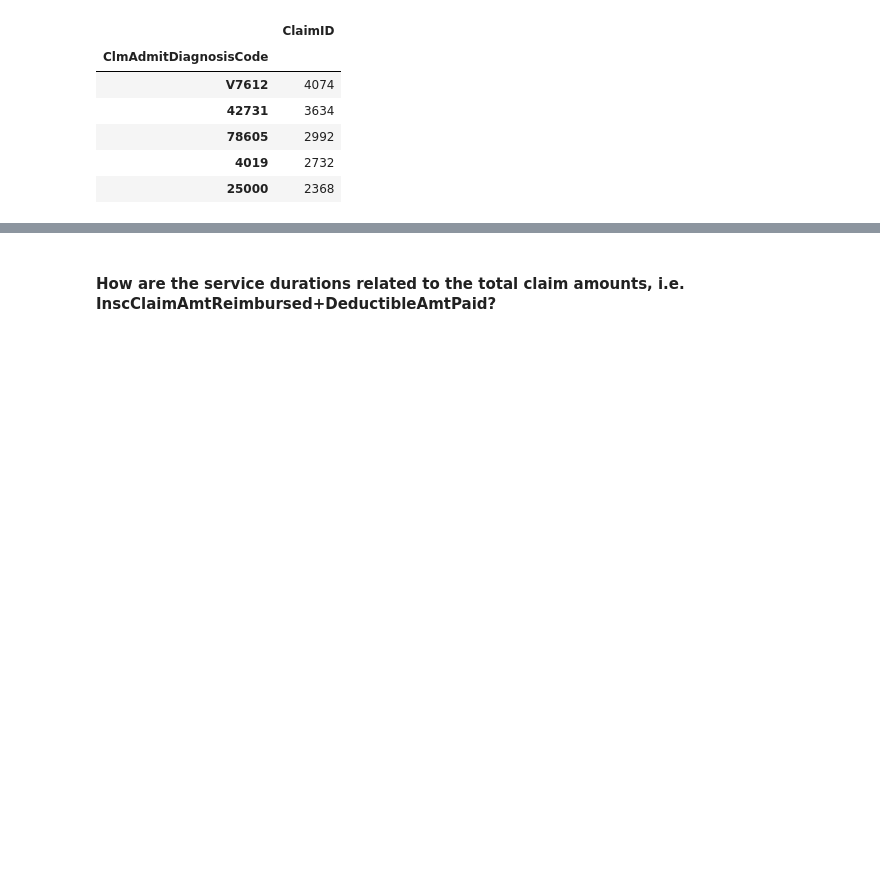
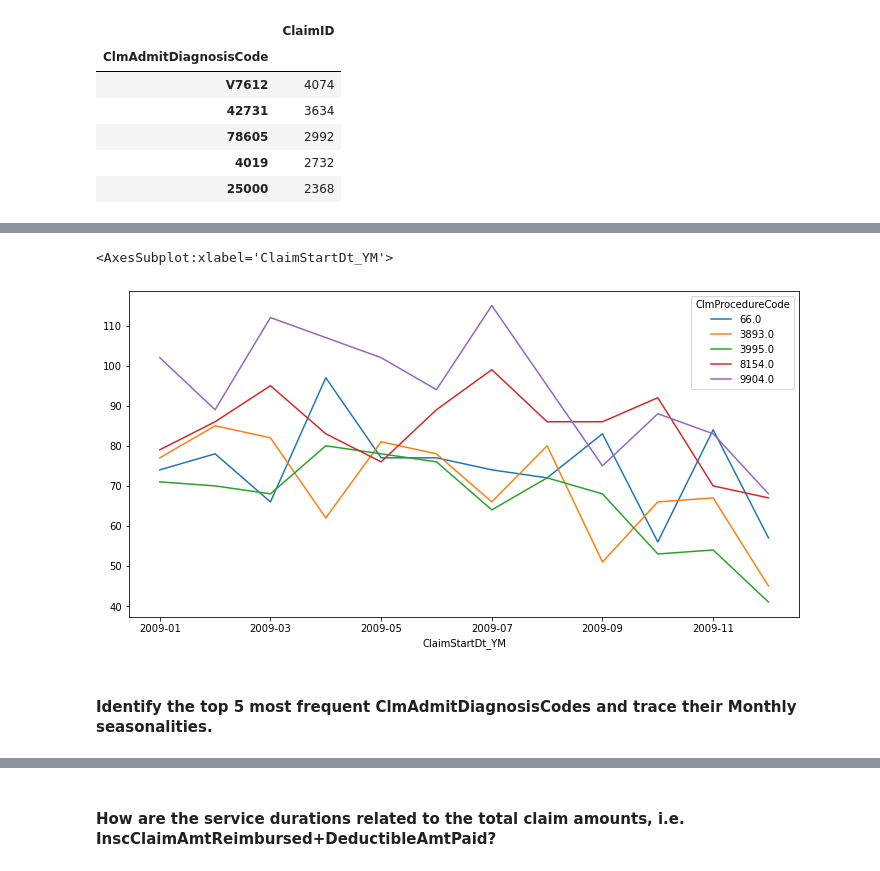
Before and after one commit to hedgekim/Healthcare-Fraud, a Jupyter notebook: Healthcare Fraud.ipynb, the cells around one changed output, grey strips where cells are left out. Drawn from its saved outputs; the diff is of its cells as text; code cells hidden in the pictures; blank space fills up the shorter version.

```diff
--- a/Healthcare Fraud.ipynb
+++ b/Healthcare Fraud.ipynb
@@ -681,0 +693,11 @@ array(['2008-12', '2009-01', '2009-02', '2009-03', '2009-04', '2009-05',
+# %%
+top_procedure = patient[patient['ClmProcedureCode'].isin([9904.0, 8154.0, 66.0, 3893.0, 3995.0])]
+# %%
+top_procedure = top_procedure.groupby(['ClmProcedureCode', 'ClaimStartDt_YM'])[['ClaimID']].count().reset_index()
+# %%
+top_procedure.pivot(index='ClaimStartDt_YM', columns='ClmProcedureCode', values='ClaimID').plot()
+# %% [output]
+<AxesSubplot:xlabel='ClaimStartDt_YM'>
+[figure, added]
+# %% [markdown]
+#### Identify the top 5 most frequent **ClmAdmitDiagnosisCodes** and trace their Monthly seasonalities.
```
Also changed, not shown: parts of 21 cells of this notebook, 1 other file.
